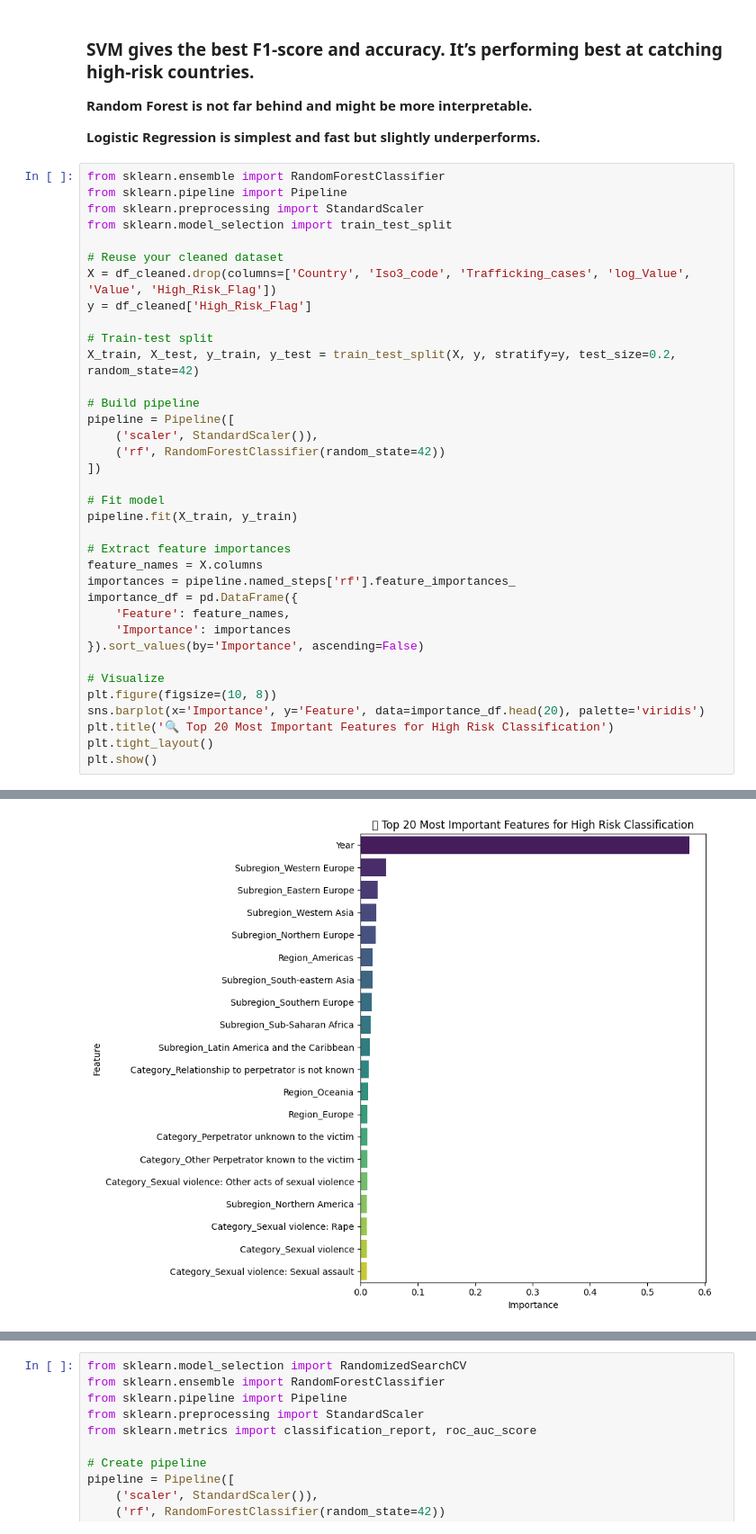
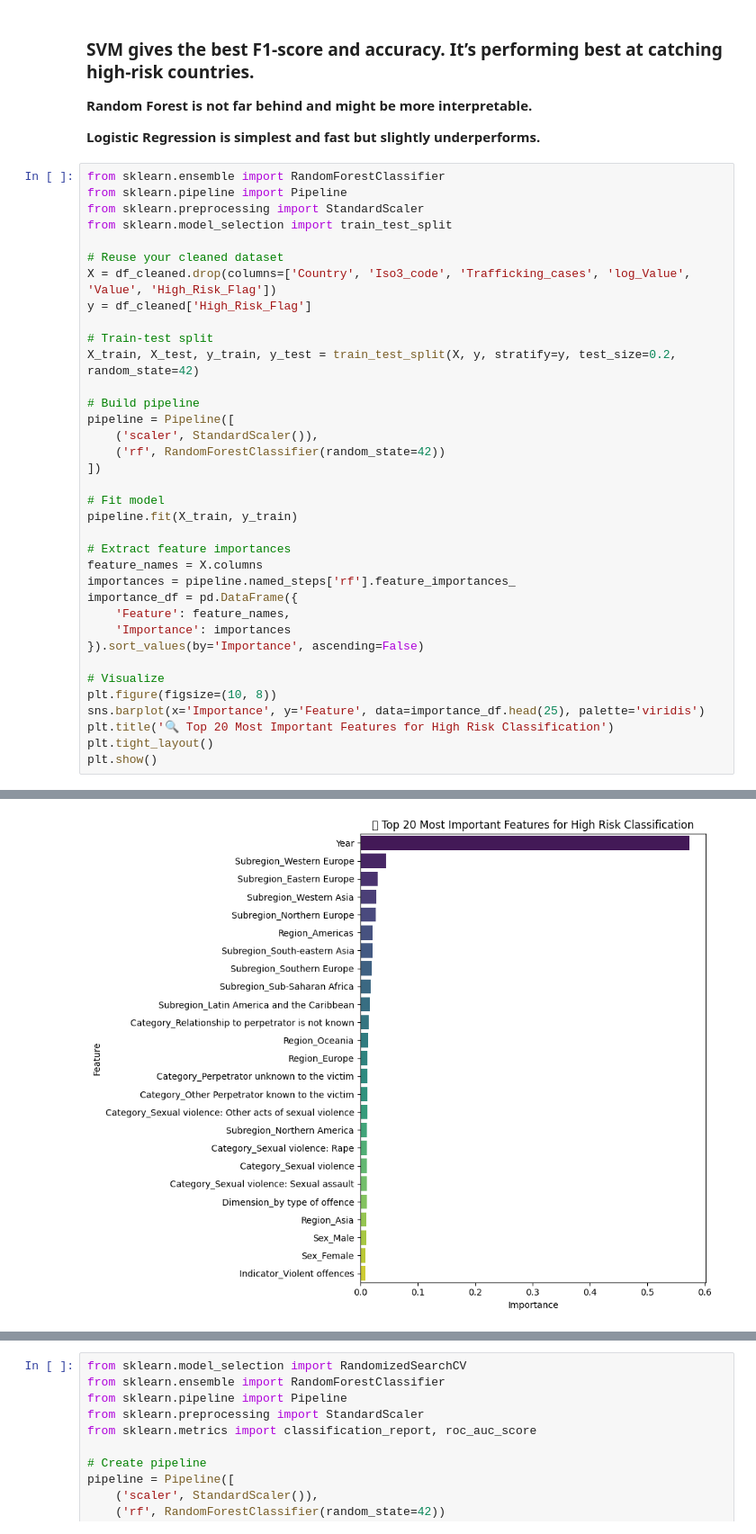
Before and after one commit to Beth-nyokabi/ML_Capstone, a Jupyter notebook: capstone_1.ipynb, the cells around one changed output, grey strips where cells are left out. Shown at 90% size. Saved outputs shown, nothing was run; the diff lists cells and outputs as text.

```diff
--- a/capstone_1.ipynb
+++ b/capstone_1.ipynb
@@ -1326,7 +1320,7 @@ importance_df = pd.DataFrame({
 
 # Visualize
 plt.figure(figsize=(10, 8))
-sns.barplot(x='Importance', y='Feature', data=importance_df.head(20), palette='viridis')
+sns.barplot(x='Importance', y='Feature', data=importance_df.head(25), palette='viridis')
 plt.title('🔍 Top 20 Most Important Features for High Risk Classification')
 plt.tight_layout()
 plt.show()
@@ -1337 +1331 @@ Passing `palette` without assigning `hue` is deprecated and will be removed in v
-[figure, old version]
+[figure, new version]
```
Also changed, not shown: parts of 5 cells of this notebook, 5 other files.
